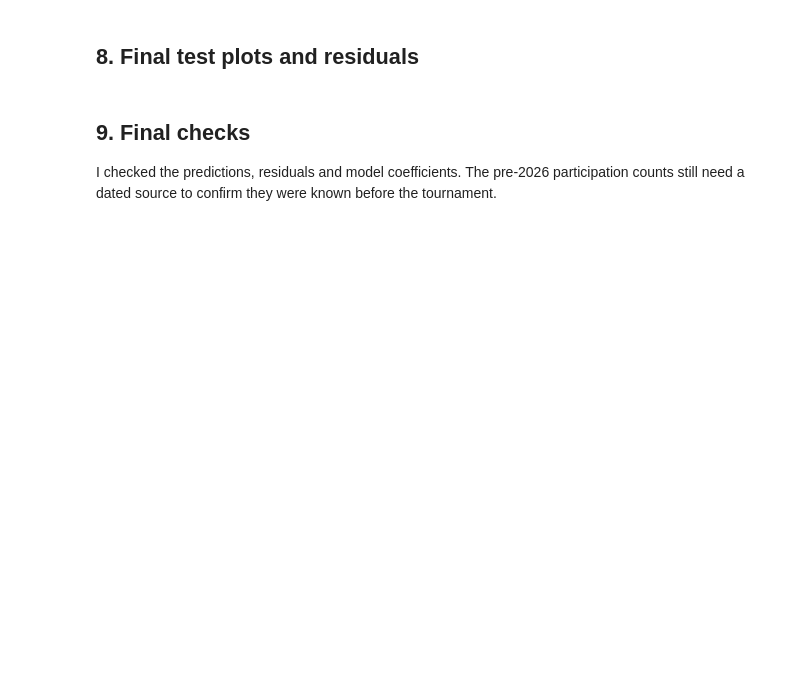
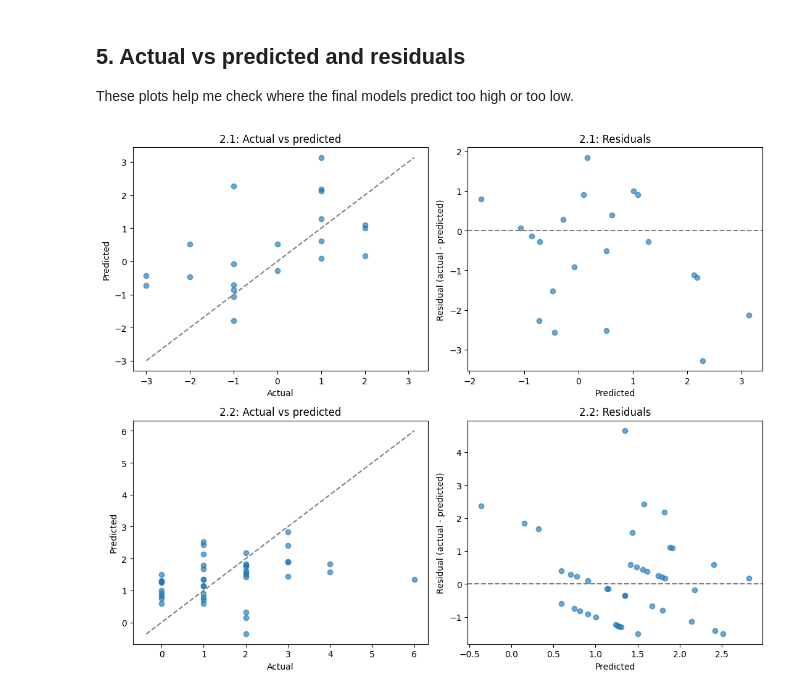
Before and after one commit to s253796/FIFA-World-Cup-2026-Group-16-Linear-Regression-Models, a Jupyter notebook: Nimeth_folder/All/FIFA2026_Objective2_.ipynb, the cells around one changed output. Drawn from its saved outputs; the diff is of its cells as text; code cells hidden in the pictures; blank space fills up the shorter version.

```diff
--- a/Nimeth_folder/All/FIFA2026_Objective2_.ipynb
+++ b/Nimeth_folder/All/FIFA2026_Objective2_.ipynb
@@ -253,22 +217,22 @@ cv_scores.to_csv(output_folder / 'GroupKFold_5Fold_Results.csv', index=False)
-# %% [markdown]
-## 8. Final test plots and residuals
+# %% [markdown]
+## 5. Actual vs predicted and residuals
+
+These plots help me check where the final models predict too high or too low.
 # %%
-fig, axes = plt.subplots(2, 2, figsize=(11, 9))
-for i, label in enumerate(['2.1','2.2']):
-    model, actual, pred, train, test, medians, cols, target = final_models[label]
-    residuals = actual - pred
-    ax = axes[i,0]
-    ax.scatter(actual,pred,alpha=0.7)
-    bounds = [min(actual.min(),pred.min()), max(actual.max(),pred.max())]
-    ax.plot(bounds,bounds,'--',color='grey')
+fig, axes = plt.subplots(2,2,figsize=(11,9))
+for i,label in enumerate(['2.1','2.2']):
+    model,actual,pred,train,test,cols,target=final_models[label]
+    ax=axes[i,0]
+    ax.scatter(actual,pred,alpha=0.65)
+    low=min(actual.min(),pred.min());high=max(actual.max(),pred.max())
+    ax.plot([low,high],[low,high],'--',color='grey')
     ax.set(xlabel='Actual',ylabel='Predicted',title=f'{label}: Actual vs predicted')
-    ax = axes[i,1]
-    ax.scatter(pred,residuals,alpha=0.7)
-    ax.axhline(0,linestyle='--',color='grey')
-    ax.set(xlabel='Predicted',ylabel='Residual (actual − predicted)',title=f'{label}: Residual plot')
+    ax=axes[i,1]
+    ax.scatter(pred,actual-pred,alpha=0.65)
+    ax.axhline(0,color='grey',linestyle='--')
+    ax.set(xlabel='Predicted',ylabel='Residual (actual - predicted)',title=f'{label}: Residuals')
 fig.tight_layout()
+fig.savefig(output_dir / 'Objective2_Final_Predictions_and_Residuals.png',dpi=180)
 plt.show()
+# %% [output]
+[figure, added]
-# %% [markdown]
-## 9. Final checks
-
-I checked the predictions, residuals and model coefficients. The pre-2026 participation counts still need a dated source to confirm they were known before the tournament.
```
Also changed, not shown: parts of 26 cells of this notebook.
